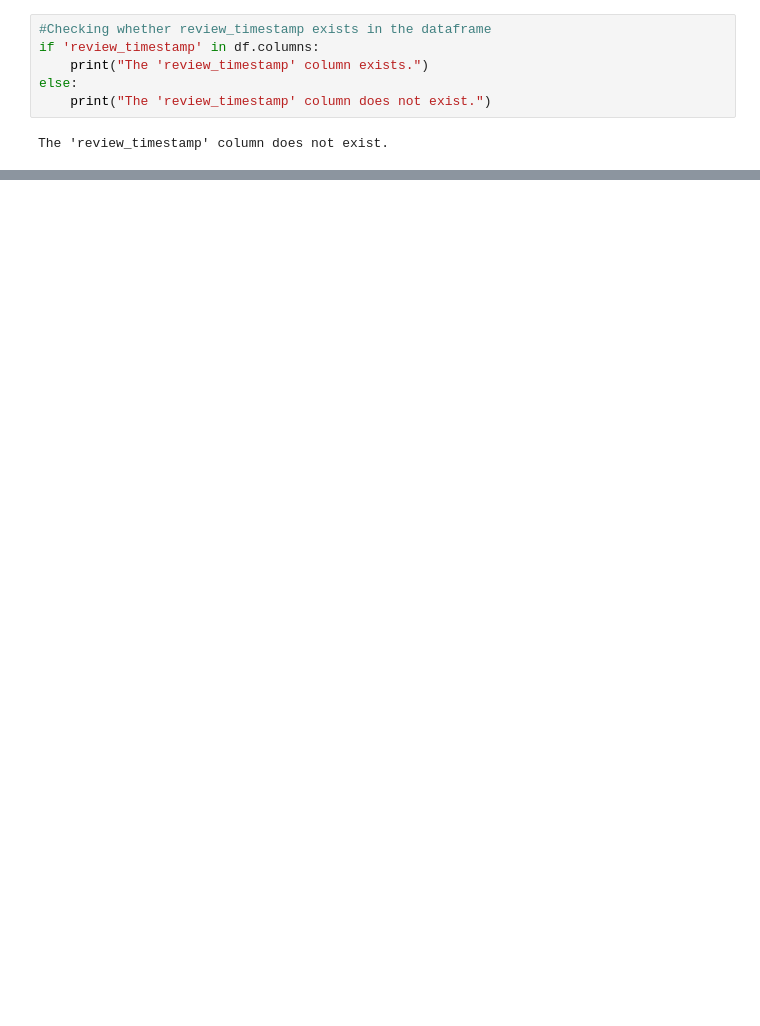
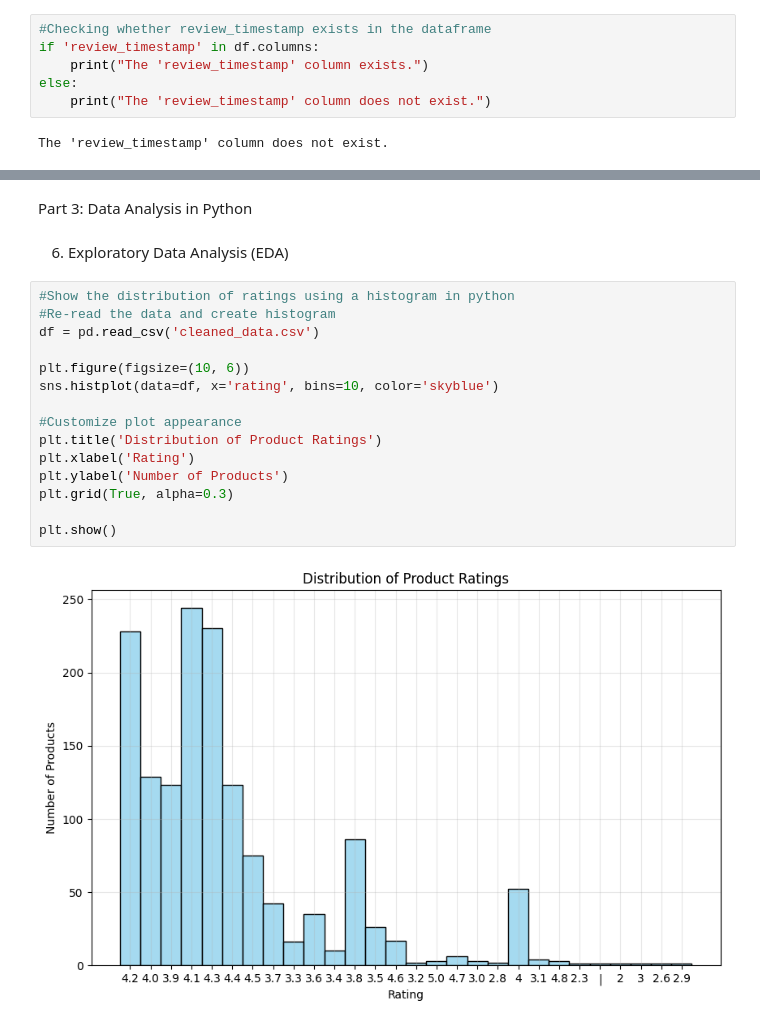
Before and after one commit to moturi39/Amazanalyze, a Jupyter notebook: amazanlyze.ipynb, the cells around one changed output, grey strips where cells are left out. Drawn from its saved outputs; the diff is of its cells as text; blank space fills up the shorter version.

```diff
--- a/amazanlyze.ipynb
+++ b/amazanlyze.ipynb
@@ -230,0 +445,21 @@ The 'review_timestamp' column does not exist.
+# %% [markdown]
+Part 3: Data Analysis in Python
+# %% [markdown]
+6. Exploratory Data Analysis (EDA)
+# %%
+#Show the distribution of ratings using a histogram in python
+#Re-read the data and create histogram
+df = pd.read_csv('cleaned_data.csv')
+
+plt.figure(figsize=(10, 6))
+sns.histplot(data=df, x='rating', bins=10, color='skyblue')
+
+#Customize plot appearance
+plt.title('Distribution of Product Ratings')
+plt.xlabel('Rating')
+plt.ylabel('Number of Products')
+plt.grid(True, alpha=0.3)
+
+plt.show()
+# %% [output]
+[figure, added]
```
Also changed, not shown: parts of 29 cells of this notebook, 3 other files.
